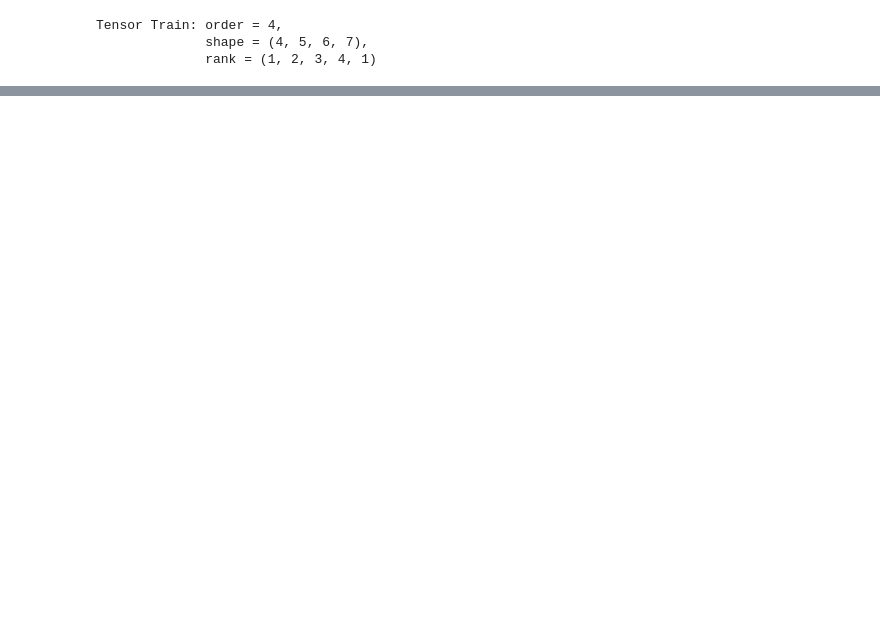
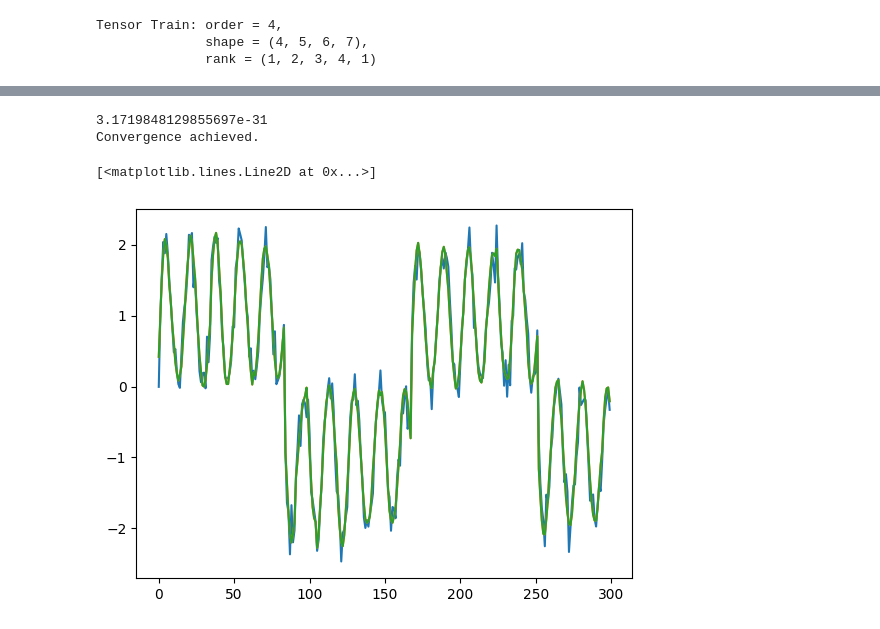
Before and after one commit to ShakirSofi/tensor_train_algorithms, a Jupyter notebook: Tensor_Train_Decomposition.ipynb, the cells around one changed output, grey strips where cells are left out. Cells and saved outputs as stored; diff of their text form; code cells hidden in the pictures; blank space fills up the shorter version.

```diff
--- a/Tensor_Train_Decomposition.ipynb
+++ b/Tensor_Train_Decomposition.ipynb
@@ -118,0 +200,47 @@ np.linalg.norm(TTD.full() - y.full())
+# %%
+def wrapped_loss(flat_cores):
+    split_indices = np.cumsum([cr.size for cr in cores_init])[:-1]
+    cores = np.split(flat_cores, split_indices)
+    cores = [p.reshape(cr.shape) for p, cr in zip(cores, cores_init)]
+    return tt_loss_fun(cores, data_cores)
+# %%
+gradient_fun = grad(wrapped_loss)
+jacobian_fun = jacobian(wrapped_loss)
+hessian_fun = hessian(wrapped_loss)
+# %%
+max_iterations = 100
+tolerance = 1e-10
+flat_params = np.concatenate([cr.ravel() for cr in cores_init])
+
+for iteration in range(max_iterations):
+
+    grad_k = gradient_fun(flat_params)
+    hessian_k = hessian_fun(flat_params)
+
+    delta_params = np.linalg.solve(hessian_k, -grad_k) # Gauss-Newton
+    flat_params = flat_params + delta_params
+
+    if iteration % 5 == 0:
+        print(wrapped_loss(flat_params))
+
+    # Check for convergence
+    if wrapped_loss(flat_params) < tolerance:
+        print("Convergence achieved.")
+        break
+# %% [output]
+3.1719848129855697e-31
+Convergence achieved.
+# %%
+split_indices = np.cumsum([cr.size for cr in cores_init])[:-1]
+cores_h = np.split(flat_params, split_indices)
+cores_h = [p.reshape(cr.shape) for p, cr in zip(cores_h, cores_init)]
+# %%
+th = cores2ten(cores_h)
+TTDf = TTD.full()
+k = 300
+plt.plot(tensor.reshape(-1,1)[:k])
+plt.plot(th.reshape(-1,1)[:k])
+plt.plot(TTDf.reshape(-1,1)[:k])
+# %% [output]
+[<matplotlib.lines.Line2D at 0x...>]
+[figure, added]
```
Also changed, not shown: parts of 16 cells of this notebook.
